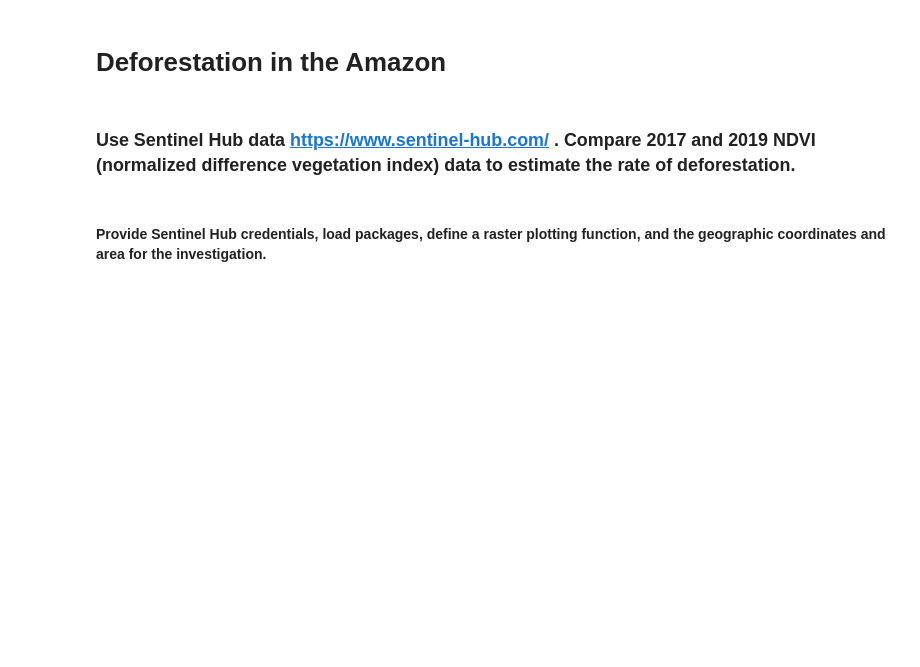
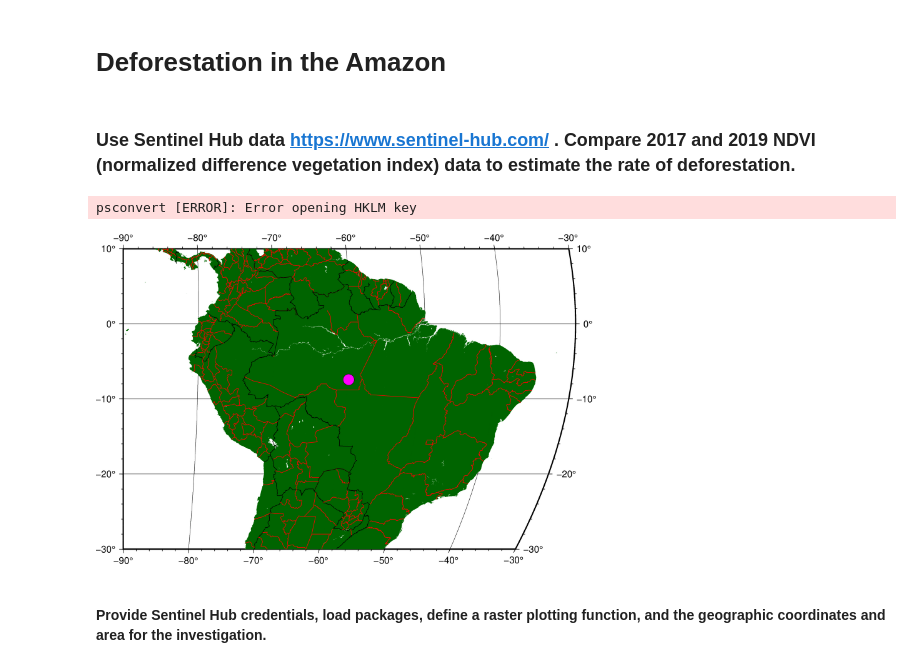
Before and after one commit to acvanp/PythonGeospatial, a Jupyter notebook: AmazonDeforestation.ipynb, the cells around one changed output. Cells and saved outputs as stored; diff of their text form; code cells hidden in the pictures; blank space fills up the shorter version.

```diff
--- a/AmazonDeforestation.ipynb
+++ b/AmazonDeforestation.ipynb
@@ -5,3 +7,18 @@
+# %%
+import pygmt
+
+forest_coords= [-7.440488, -59.840237]
+
+fig = pygmt.Figure()
+# Make a Sinusoidal projection map of the Americas with automatic ticks
+fig.basemap(region=[-90, -30, -30, 10], projection="I-90/8i", frame="afg")
+# Plot each level of the boundaries dataset with a different color.
+fig.coast(borders=["1/0.5p,black", "2/0.5p,red", "3/0.5p,blue"], land="darkgreen")
+fig.plot(x= forest_coords[1], y= forest_coords[0], style="c0.5c", color="magenta", pen="black")
+fig.show()
+# %% [output]
+psconvert [ERROR]: Error opening HKLM key
+[figure, added]
 # %% [markdown]
 #### Provide Sentinel Hub credentials, load packages, define a raster plotting function, and the geographic coordinates and area for the investigation.
 # %%
```
Also changed, not shown: parts of 2 cells of this notebook.
